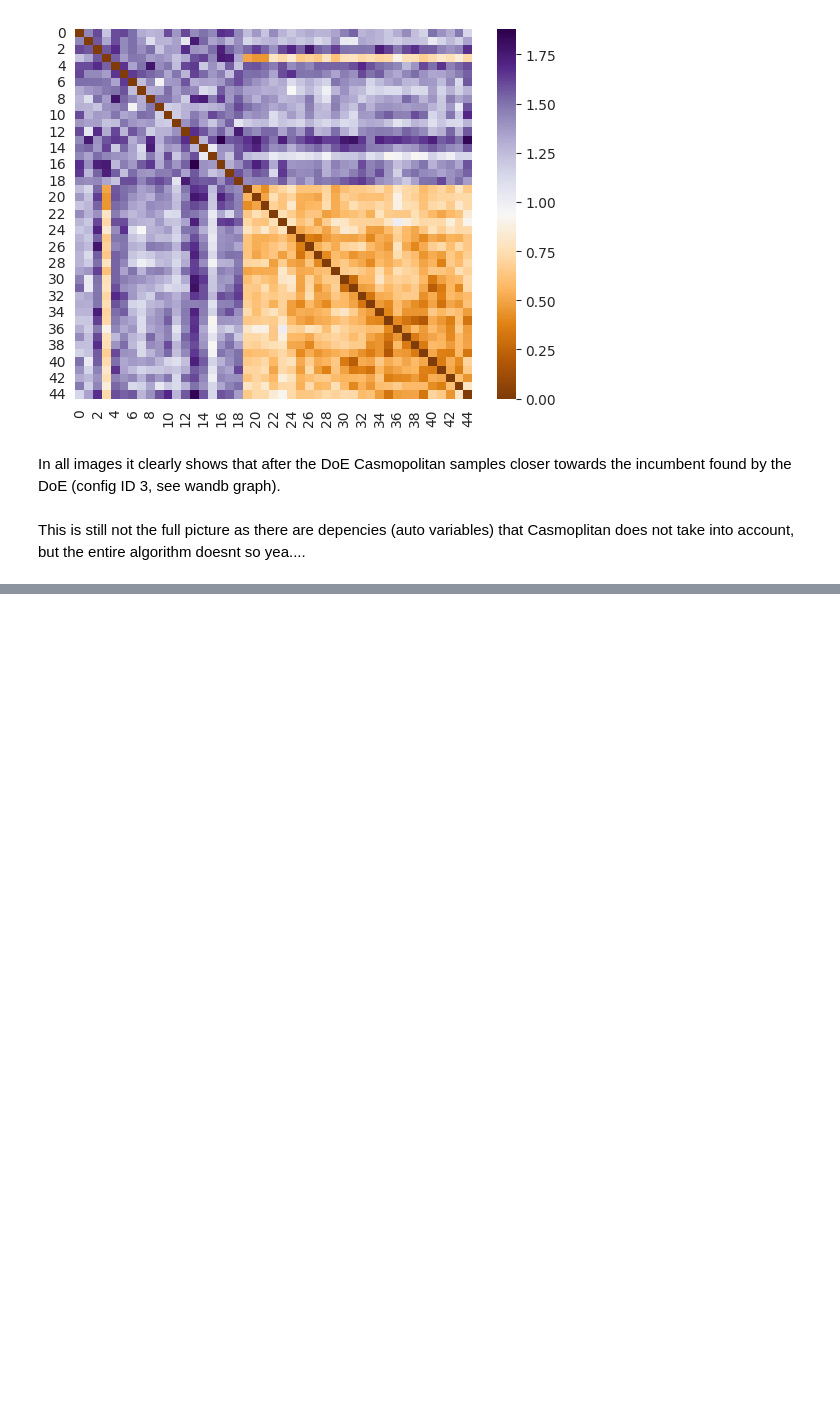
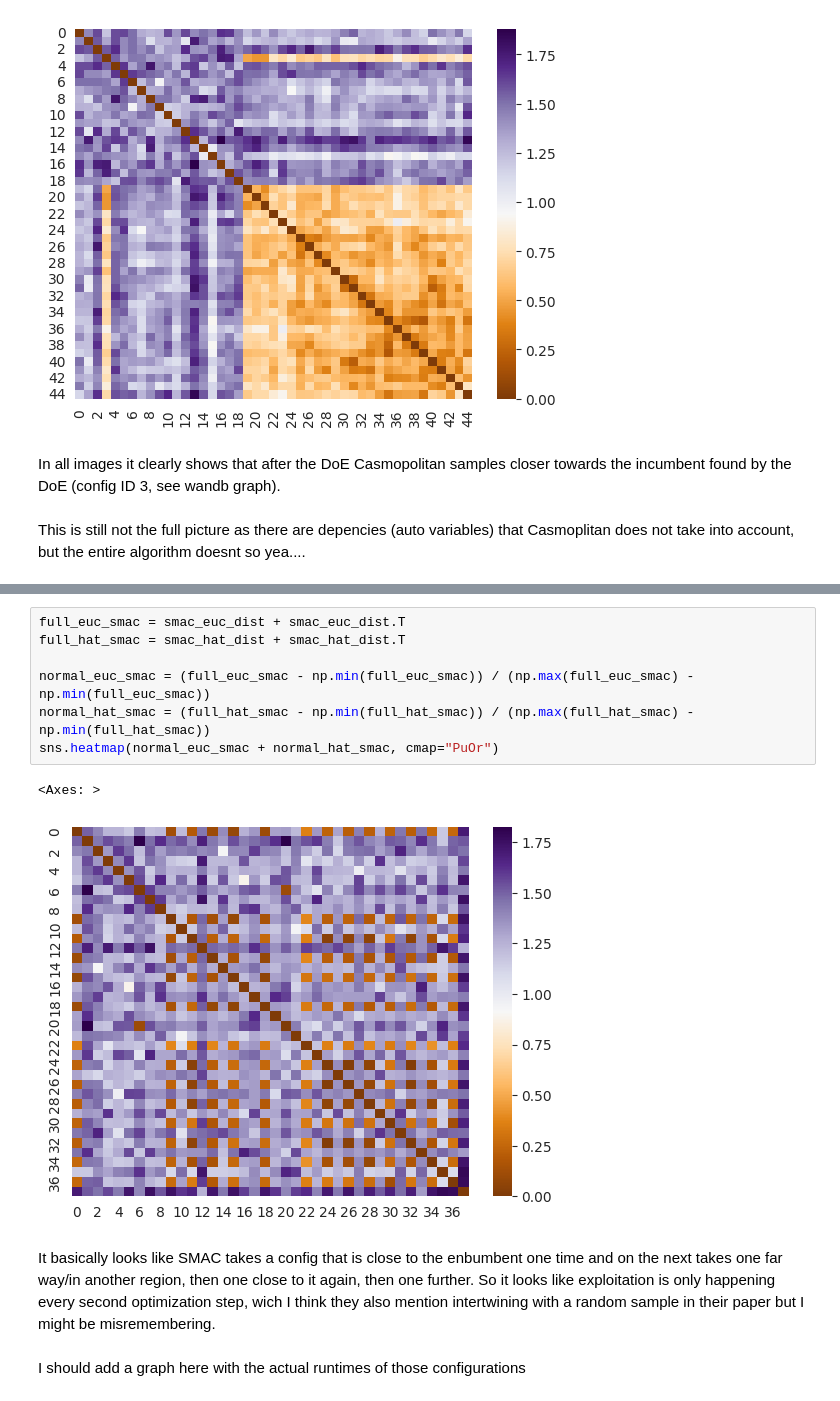
Before and after one commit to Skippybal/Styx, a Jupyter notebook: Distances_Casmo_SMAC.ipynb, the cells around one changed output, grey strips where cells are left out. Drawn from its saved outputs; the diff is of its cells as text; blank space fills up the shorter version.

```diff
--- a/Distances_Casmo_SMAC.ipynb
+++ b/Distances_Casmo_SMAC.ipynb
@@ -222,0 +288,14 @@ This is still not the full picture as there are depencies (auto variables) that
+# %%
+full_euc_smac = smac_euc_dist + smac_euc_dist.T
+full_hat_smac = smac_hat_dist + smac_hat_dist.T
+
+normal_euc_smac = (full_euc_smac - np.min(full_euc_smac)) / (np.max(full_euc_smac) - np.min(full_euc_smac))
+normal_hat_smac = (full_hat_smac - np.min(full_hat_smac)) / (np.max(full_hat_smac) - np.min(full_hat_smac))
+sns.heatmap(normal_euc_smac + normal_hat_smac, cmap="PuOr")
+# %% [output]
+<Axes: >
+[figure, added]
+# %% [markdown]
+It basically looks like SMAC takes a config that is close to the enbumbent one time and on the next takes one far way/in another region, then one close to it again, then one further. So it looks like exploitation is only happening every second optimization step, wich I think they also mention intertwining with a random sample in their paper but I might be misremembering.
+# %% [markdown]
+I should add a graph here with the actual runtimes of those configurations
```
Also changed, not shown: parts of 10 cells of this notebook.
